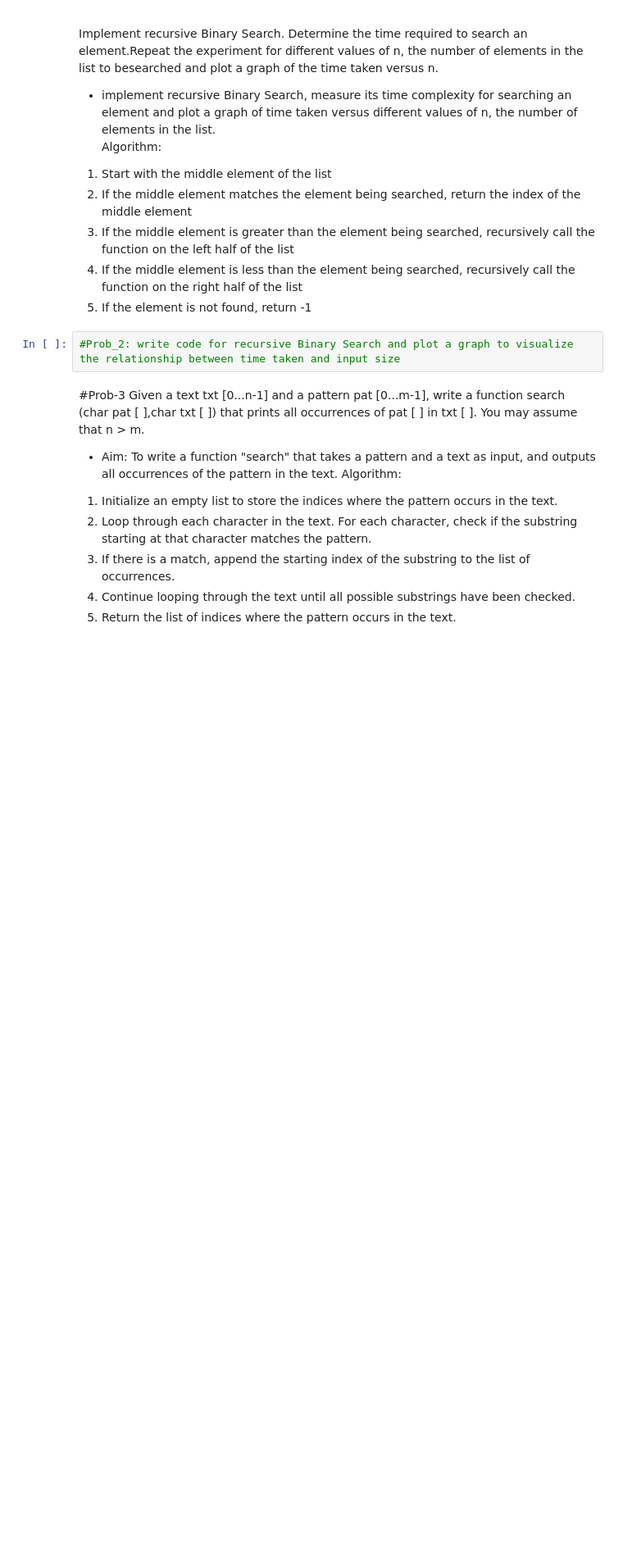
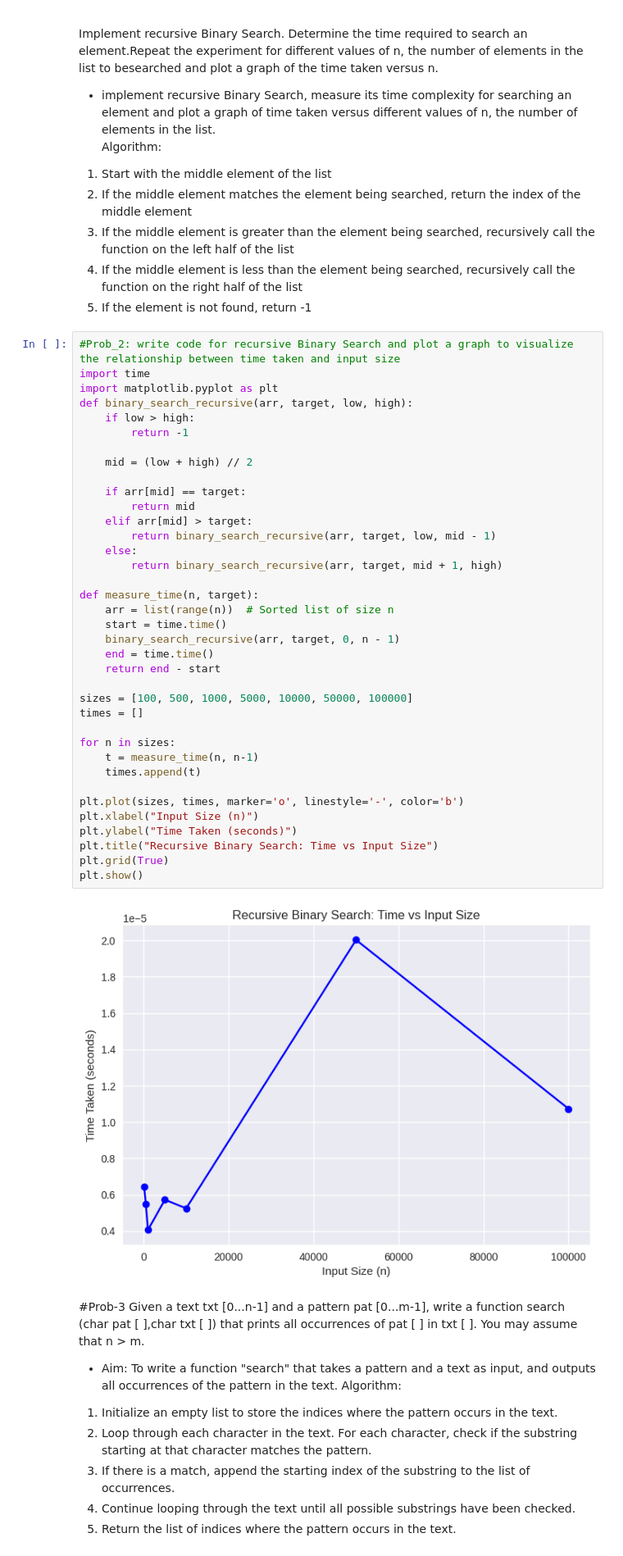
Before and after one commit to khushboosharma748/APS, a Jupyter notebook: lab_4.ipynb, the cells around one changed output. Shown at 82% size. Drawn from its saved outputs; the diff is of its cells as text; blank space fills up the shorter version.

```diff
--- a/lab_4.ipynb
+++ b/lab_4.ipynb
@@ -55,8 +57,45 @@ Algorithm:
 3. If the middle element is greater than the element being searched, recursively call the function on the left half of the list
 4. If the middle element  is  less than the element  being searched, recursively call the function on the right half of the list
 5. If the element is not found, return -1
-# %%
-#Prob_2: write code for recursive Binary Search and plot a graph to visualize the relationship between time taken and input size
+# %%
+#Prob_2: write code for recursive Binary Search and plot a graph to visualize the relationship between time taken and input size
+import time
+import matplotlib.pyplot as plt
+def binary_search_recursive(arr, target, low, high):
+    if low > high:
+        return -1
+
+    mid = (low + high) // 2
+
+    if arr[mid] == target:
+        return mid
+    elif arr[mid] > target:
+        return binary_search_recursive(arr, target, low, mid - 1)
+    else:
+        return binary_search_recursive(arr, target, mid + 1, high)
+
+def measure_time(n, target):
+    arr = list(range(n))  # Sorted list of size n
+    start = time.time()
+    binary_search_recursive(arr, target, 0, n - 1)
+    end = time.time()
+    return end - start
+
+sizes = [100, 500, 1000, 5000, 10000, 50000, 100000]
+times = []
+
+for n in sizes:
+    t = measure_time(n, n-1)
+    times.append(t)
+
+plt.plot(sizes, times, marker='o', linestyle='-', color='b')
+plt.xlabel("Input Size (n)")
+plt.ylabel("Time Taken (seconds)")
+plt.title("Recursive Binary Search: Time vs Input Size")
+plt.grid(True)
+plt.show()
+# %% [output]
+[figure, added]
 # %% [markdown]
 #Prob-3
 Given a text txt [0...n-1] and a pattern pat [0...m-1], write a function search (char pat [ ],char txt [ ]) that prints all occurrences of pat [ ] in txt [ ]. You may assume that n > m.
```
Also changed, not shown: parts of 5 cells of this notebook.
